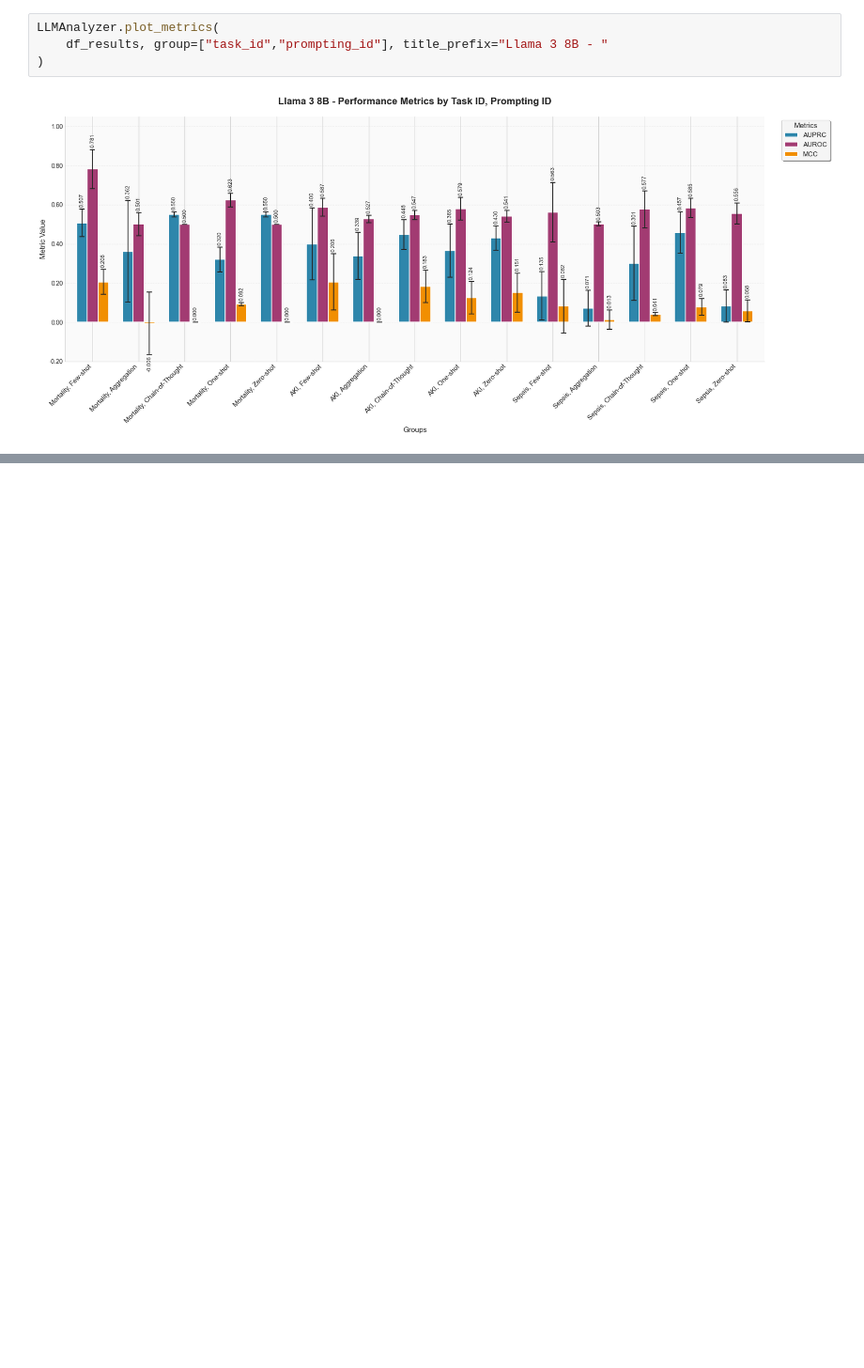
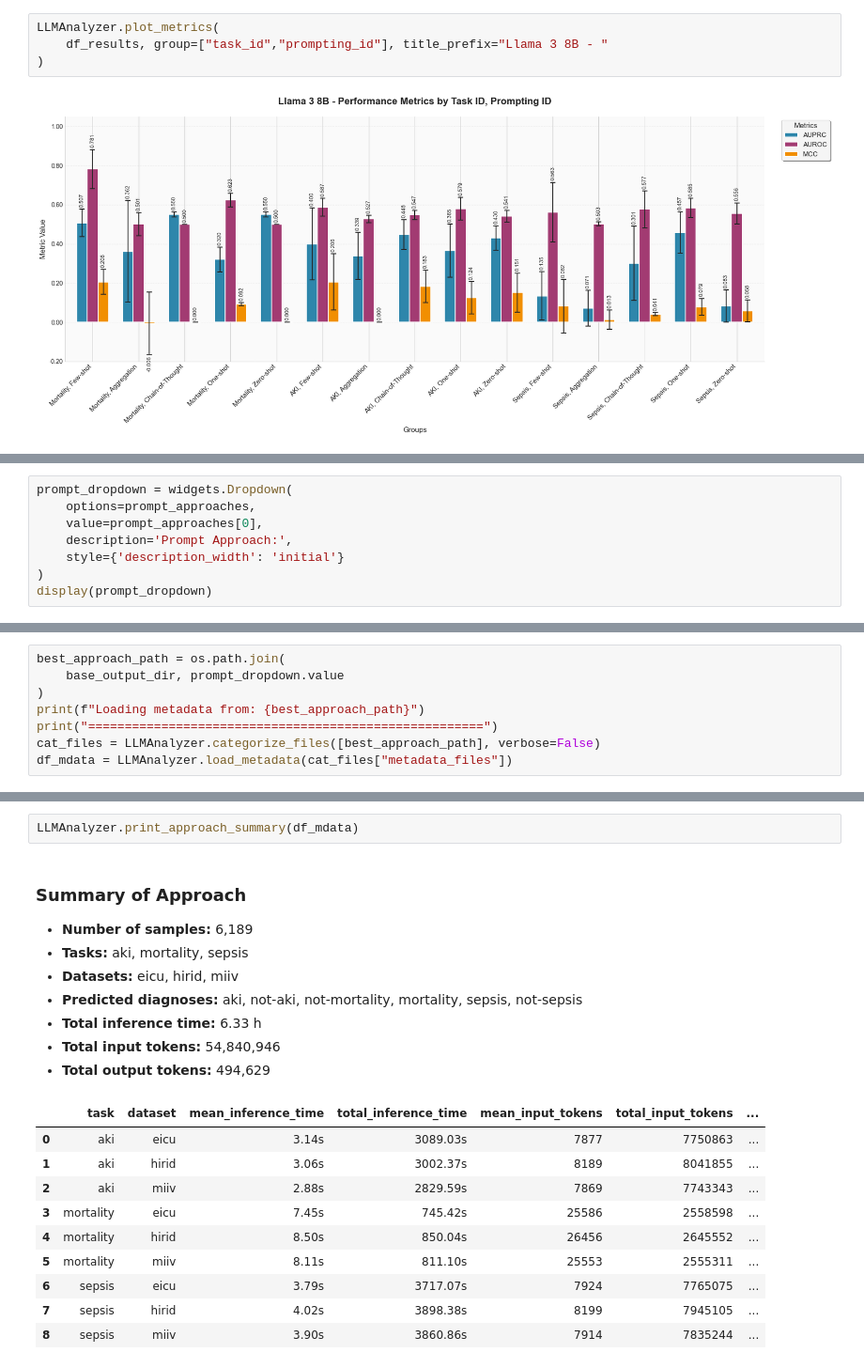
Before and after one commit to j4nberner/pulse, a Jupyter notebook: notebooks/analyze_llama3.ipynb, the cells around one changed output, grey strips where cells are left out. Shown at 94% size. Drawn from its saved outputs; the diff is of its cells as text; blank space fills up the shorter version.

```diff
--- a/notebooks/analyze_llama3.ipynb
+++ b/notebooks/analyze_llama3.ipynb
@@ -30,0 +36,8 @@ LLMAnalyzer.plot_metrics(
+# %%
+prompt_dropdown = widgets.Dropdown(
+    options=prompt_approaches,
+    value=prompt_approaches[0],
+    description='Prompt Approach:',
+    style={'description_width': 'initial'}
+)
+display(prompt_dropdown)
@@ -30,0 +46,8 @@ LLMAnalyzer.plot_metrics(
+# %%
+best_approach_path = os.path.join(
+    base_output_dir, prompt_dropdown.value
+)
+print(f"Loading metadata from: {best_approach_path}")
+print("======================================================")
+cat_files = LLMAnalyzer.categorize_files([best_approach_path], verbose=False)
+df_mdata = LLMAnalyzer.load_metadata(cat_files["metadata_files"])
@@ -30,0 +66,21 @@ LLMAnalyzer.plot_metrics(
+# %%
+LLMAnalyzer.print_approach_summary(df_mdata)
+# %% [output]
+Summary of Approach
+Number of samples: 6,189
+Tasks: aki, mortality, sepsis
+Datasets: eicu, hirid, miiv
+Predicted diagnoses: aki, not-aki, not-mortality, mortality, sepsis, not-sepsis
+Total inference time: 6.33 h
+Total input tokens: 54,840,946
+Total output tokens: 494,629
+|  | task | dataset | mean_inference_time | total_inference_time | mean_input_tokens | total_input_tokens | ... |
+| 0 | aki | eicu | 3.14s | 3089.03s | 7877 | 7750863 | ... |
+| 1 | aki | hirid | 3.06s | 3002.37s | 8189 | 8041855 | ... |
+| 2 | aki | miiv | 2.88s | 2829.59s | 7869 | 7743343 | ... |
+| 3 | mortality | eicu | 7.45s | 745.42s | 25586 | 2558598 | ... |
+| 4 | mortality | hirid | 8.50s | 850.04s | 26456 | 2645552 | ... |
+| 5 | mortality | miiv | 8.11s | 811.10s | 25553 | 2555311 | ... |
+| 6 | sepsis | eicu | 3.79s | 3717.07s | 7924 | 7765075 | ... |
+| 7 | sepsis | hirid | 4.02s | 3898.38s | 8199 | 7945105 | ... |
+| 8 | sepsis | miiv | 3.90s | 3860.86s | 7914 | 7835244 | ... |
```
Also changed, not shown: parts of 4 cells of this notebook, 4 other files.
